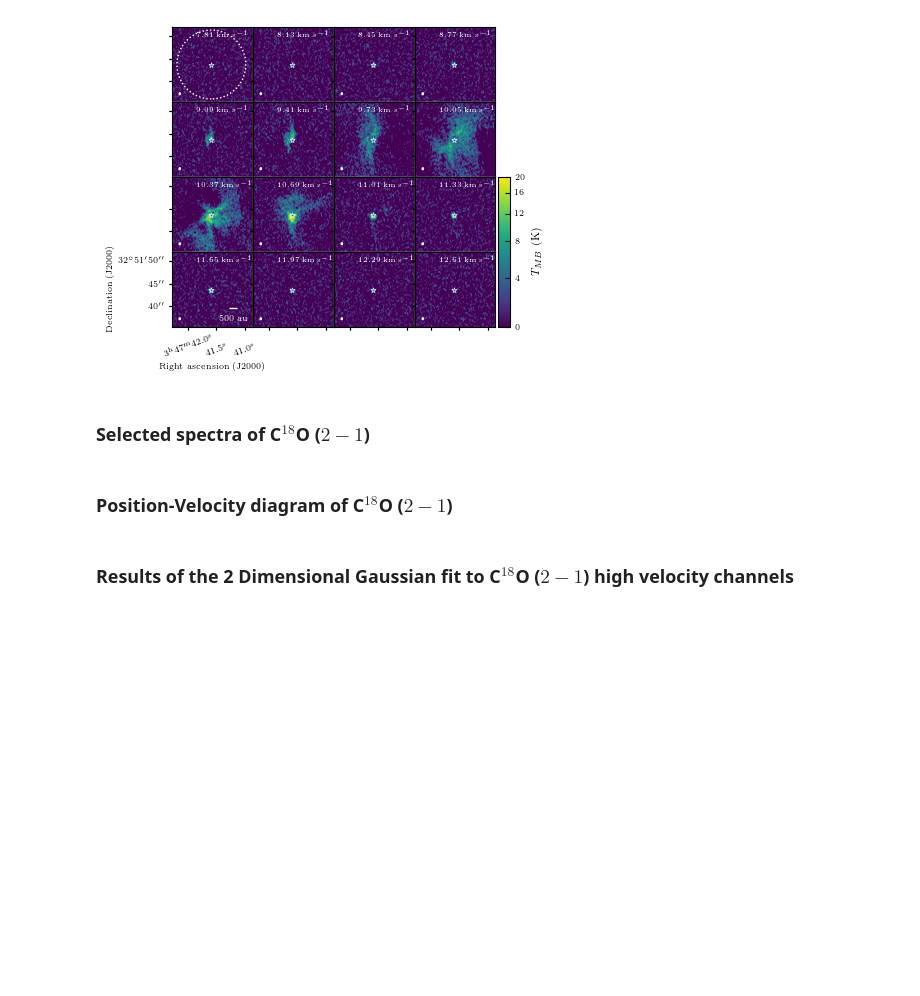
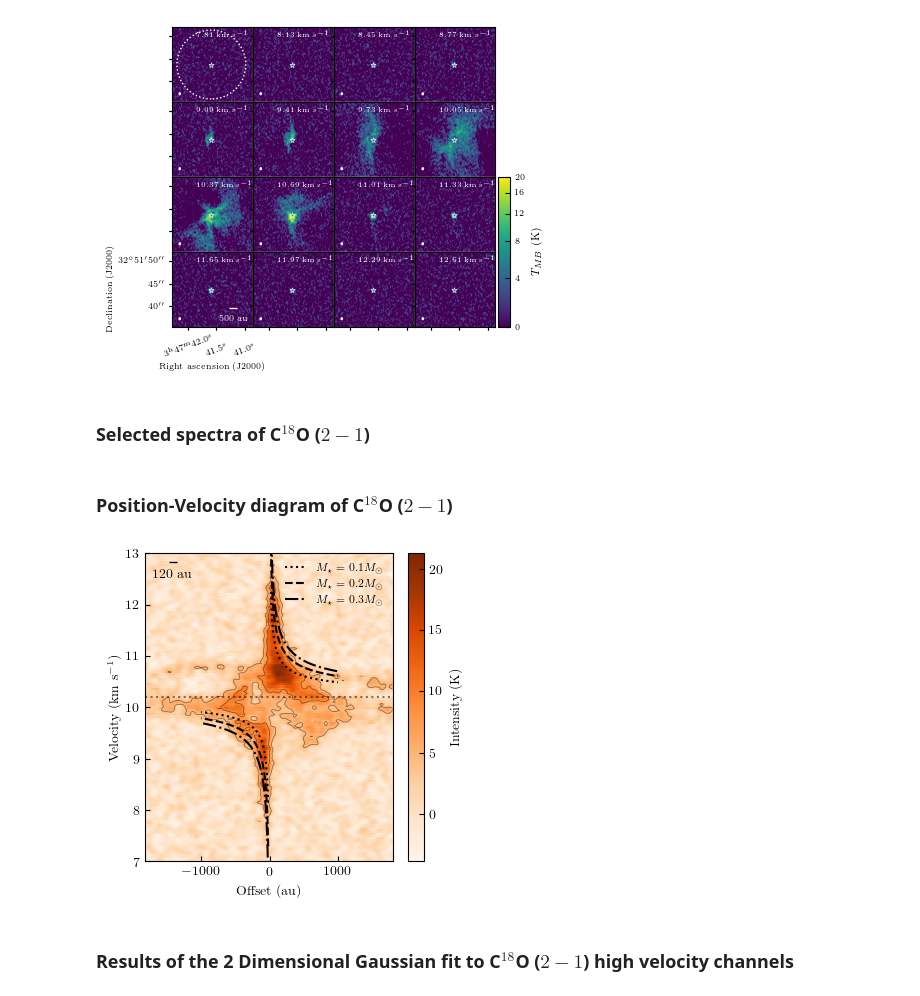
Before and after one commit to tere-valdivia/Barnard_5_infall, a Jupyter notebook: figures.ipynb, the cells around one changed output. Saved outputs shown, nothing was run; the diff lists cells and outputs as text; code cells hidden in the pictures; blank space fills up the shorter version.

```diff
--- a/figures.ipynb
+++ b/figures.ipynb
@@ -2208,34 +2210,36 @@ vel_array = vel_array.to(u.km/u.s)
 offset_array = (delta_array).to(u.arcsec)
 distance_array = offset_array.value * arcsectoau * u.au
 # we create the meshgrid to plot
 offset, vel = np.meshgrid(distance_array, vel_array)
 
 # we define the Keplerian lines we plot
 radius = np.linspace(20, 1000, 1000) * u.au
 radius_neg = -1 * radius
 masses = np.array([0.1, 0.2, 0.3]) * u.Msun
 inclination = 77 # degrees, inclination of the disk
 velocity_peri, velocity_neg_peri = v_kepler_array(masses, radius, inclination)
 
 fig = plt.figure(figsize=(4,4))
 ax = fig.add_subplot(111)
 pcolor = ax.pcolor(offset.value, vel.value, pvdata, shading='auto', cmap='Oranges')
 contours = ax.contour(offset.value, vel.value, pvdata, 0.9*np.array([5, 10]), colors='k', linewidths=0.5, alpha=0.5)
 fig.colorbar(pcolor, ax=ax, label=r'Intensity (K)')
 linestyles = [':','--', '-.']
 ax.axhline(10.2, color='k', ls=':', alpha=0.5)
 ax.set_ylim([velinitpv.value, velendpv.value])
 for i, m in enumerate(masses):
     ax.plot(radius, velocity_peri[i], color='k', ls=linestyles[i], label=r'$M_{\star}='+str(m.value)+r'M_{\odot}$')
     ax.plot(radius_neg, velocity_neg_peri[i], color='k', ls=linestyles[i])
-ax.legend(fontsize=8)
+ax.legend(fontsize=8, frameon=False)
 bar = AnchoredSizeBar(ax.transData, 120, '120 au', 2, pad=0.1, borderpad=0.5, sep=5,  frameon=False, color='k')#, size_vertical=0.08)
 ax.add_artist(bar)
 ax.set_xlabel('Offset (au)')
 ax.set_ylabel(r'Velocity (km s$^{-1}$)')
 
 if savefigure:
     fig.savefig(figname, bbox_inches='tight', dpi=200)
+# %% [output]
+[figure, added]
 # %% [markdown]
 ### Results of the 2 Dimensional Gaussian fit to C$^{18}$O ($2-1$) high velocity channels
 # %%
```
Also changed, not shown: parts of 5 cells of this notebook, 8 other files.
